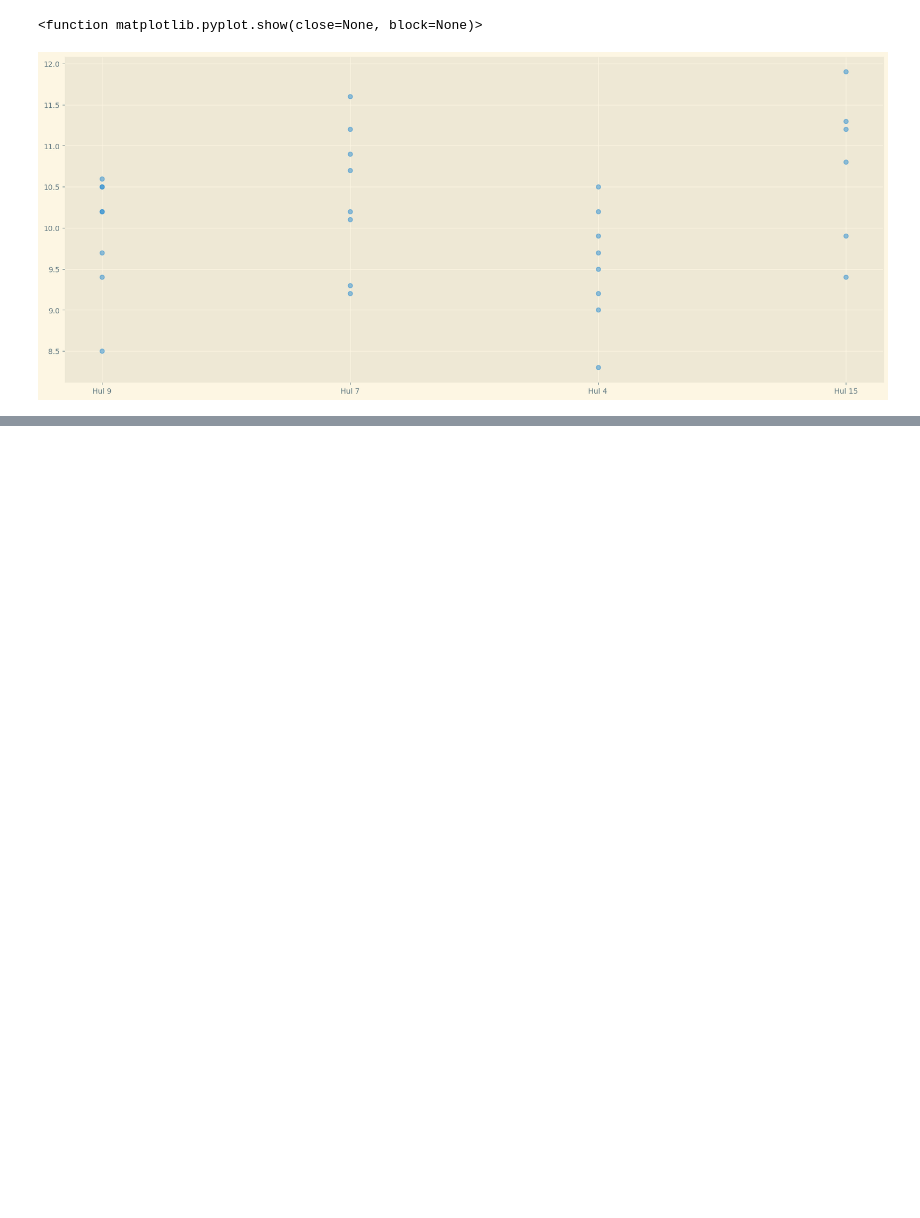
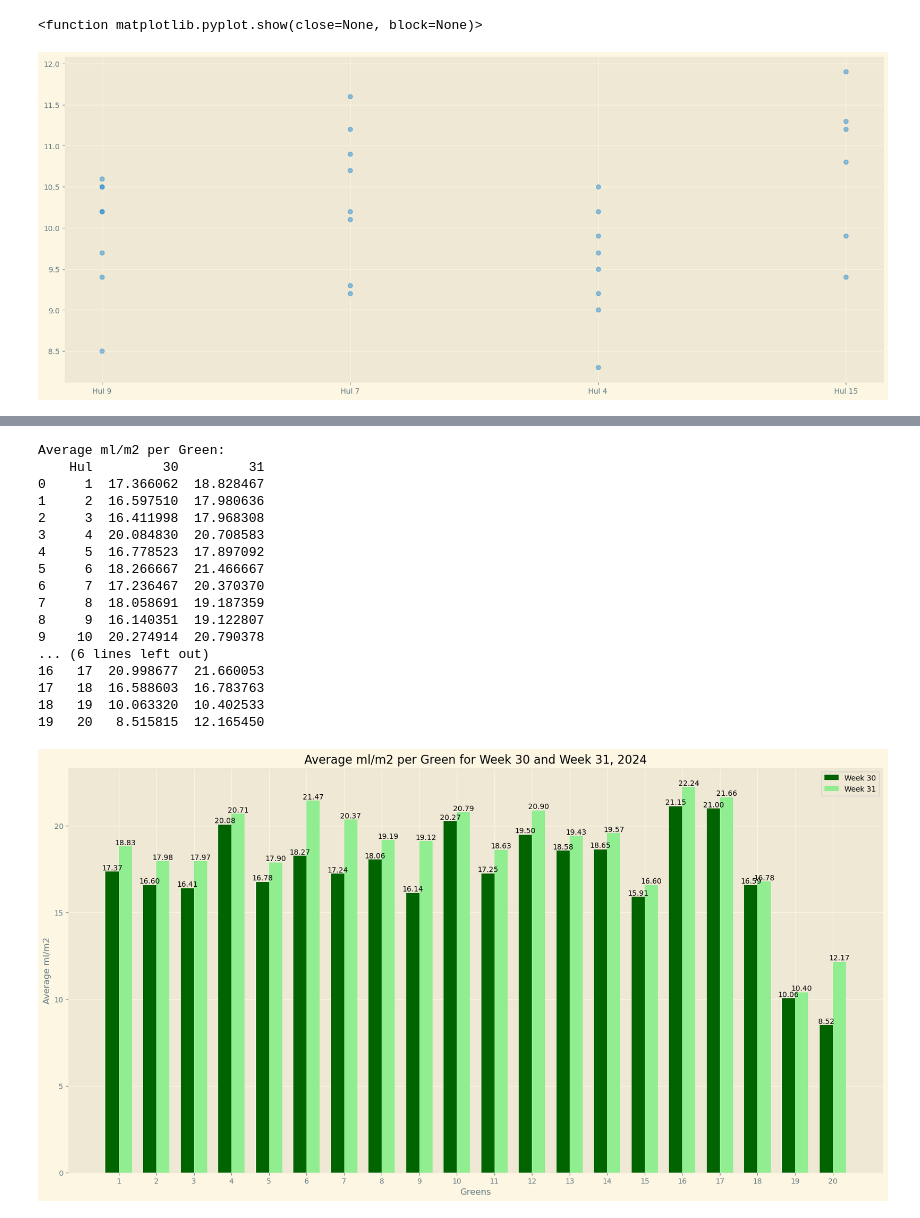
Before and after one commit to ABM-Analytics/Uge-rapport, a Jupyter notebook: ugerapport.ipynb, the cells around one changed output, grey strips where cells are left out. Cells and saved outputs as stored; diff of their text form; code cells hidden in the pictures; blank space fills up the shorter version.

```diff
--- a/ugerapport.ipynb
+++ b/ugerapport.ipynb
@@ -348,0 +350,79 @@ plt.show()
+# %%
+import pandas as pd
+import matplotlib.pyplot as plt
+
+# Green sizes dictionary
+green_sizes = {
+    '1': 455.87, '2': 482, '3': 589, '4': 668, '5': 447, '6': 625, '7': 585, '8': 443, '9': 475, '10': 485,
+    '11': 425, '12': 658, '13': 489, '14': 545, '15': 728, '16': 532, '17': 504, '18': 427, '19': 737, '20': 274
+}
+
+# Filter data for weeks 29 and 30
+weeks = [30, 31]
+mlm2_weeks = dfklip[(dfklip['Week'].isin(weeks)) & (dfklip['Year'] == 2024)]
+
+# Ensure 'Hul' is string for matching green sizes
+mlm2_weeks['Hul'] = mlm2_weeks['Hul'].astype(str)
+
+# Calculate ml/m²
+mlm2_weeks['Green Size'] = mlm2_weeks['Hul'].map(green_sizes)
+mlm2_weeks['Liter'] = mlm2_weeks['Liter'].astype(str).str.replace(',', '.').astype(float)
+mlm2_weeks['ml_per_m2'] = (mlm2_weeks['Liter'] * 1000) / mlm2_weeks['Green Size']
+
+# Group by 'Hul' and 'Week' to calculate the average ml_per_m2 per green per week
+average_ml_per_m2 = mlm2_weeks.groupby(['Hul', 'Week'])['ml_per_m2'].mean().reset_index()
+
+# Ensure all 'Hul' values from 1 to 20 are included for each week
+all_huls = pd.DataFrame({'Hul': [str(i) for i in range(1, 21)]})
+average_ml_per_m2 = average_ml_per_m2.pivot(index='Hul', columns='Week', values='ml_per_m2').reset_index()
+average_ml_per_m2 = all_huls.merge(average_ml_per_m2, on='Hul', how='left').fillna(0)
+
+# Convert 'Hul' back to integers for sorting and plotting
+average_ml_per_m2['Hul'] = average_ml_per_m2['Hul'].astype(int)
+average_ml_per_m2 = average_ml_per_m2.sort_values('Hul')
+
+# Print the result
+print("Average ml/m2 per Green:")
+print(average_ml_per_m2)
+
+# Plot the result as a bar plot with two bars per 'Hul' for each week
+fig, ax = plt.subplots(figsize=(20, 10))
+bar_width = 0.35
+index = average_ml_per_m2['Hul']
+
+bar1 = ax.bar(index - bar_width/2, average_ml_per_m2[30], bar_width, label='Week 30', color='darkgreen')
+bar2 = ax.bar(index + bar_width/2, average_ml_per_m2[31], bar_width, label='Week 31', color='lightgreen')
+
+ax.set_xlabel('Greens')
+ax.set_ylabel('Average ml/m2')
+ax.set_title('Average ml/m2 per Green for Week 30 and Week 31, 2024')
+ax.set_xticks(index)
+ax.set_xticklabels(average_ml_per_m2['Hul'])
+ax.legend()
+
+# Add labels on top of the bars
+for bar in bar1 + bar2:
+    height = bar.get_height()
+    ax.text(bar.get_x() + bar.get_width() / 2, height, f'{height:.2f}', ha='center', va='bottom', fontsize=10)
+
+# Show the plot
+plt.show()
+# %% [output]
+Average ml/m2 per Green:
+    Hul         30         31
+0     1  17.366062  18.828467
+1     2  16.597510  17.980636
+2     3  16.411998  17.968308
+3     4  20.084830  20.708583
+4     5  16.778523  17.897092
+5     6  18.266667  21.466667
+6     7  17.236467  20.370370
+7     8  18.058691  19.187359
+8     9  16.140351  19.122807
+9    10  20.274914  20.790378
+... (6 lines left out)
+16   17  20.998677  21.660053
+17   18  16.588603  16.783763
+18   19  10.063320  10.402533
+19   20   8.515815  12.165450
+[figure, added]
```
Also changed, not shown: parts of 13 cells of this notebook.
